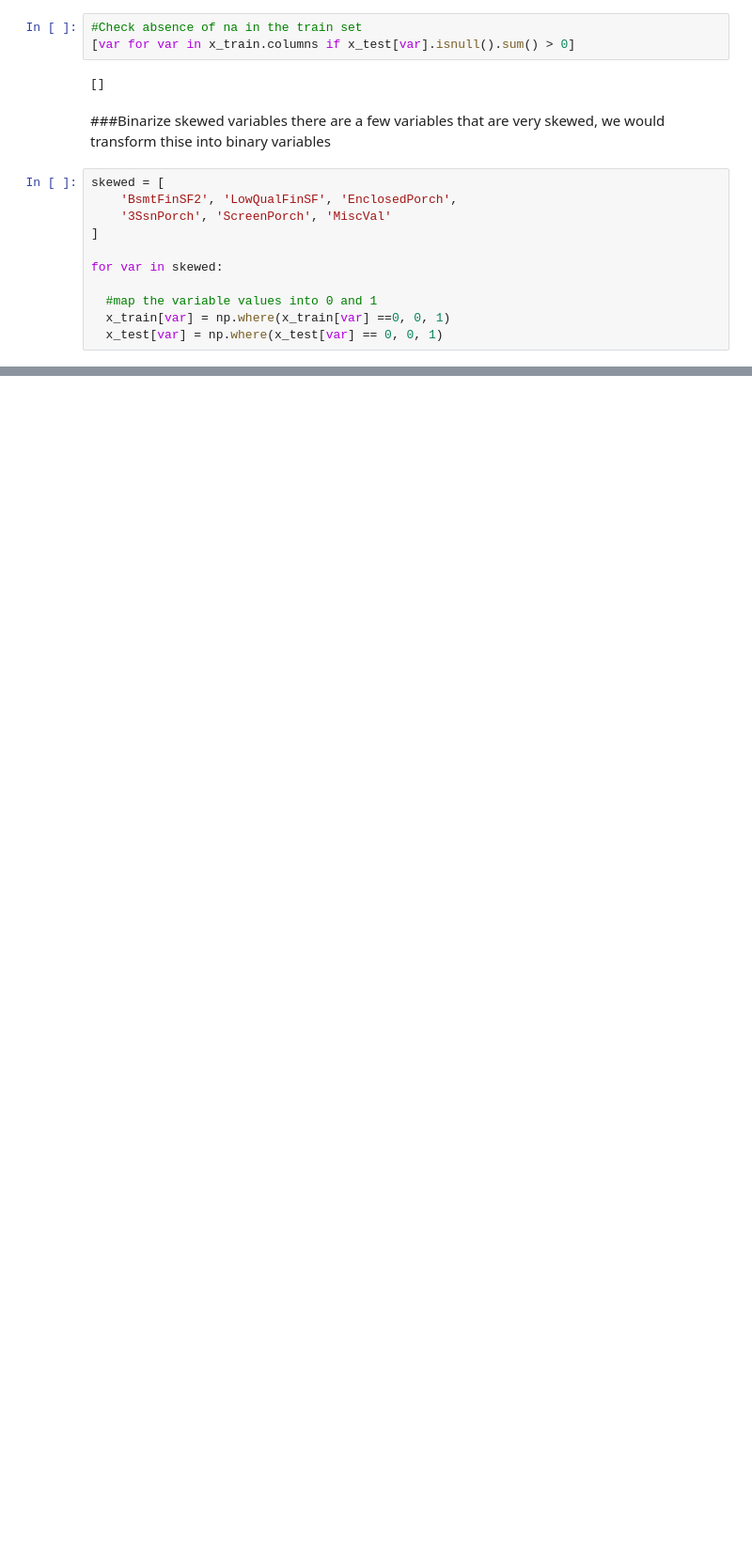
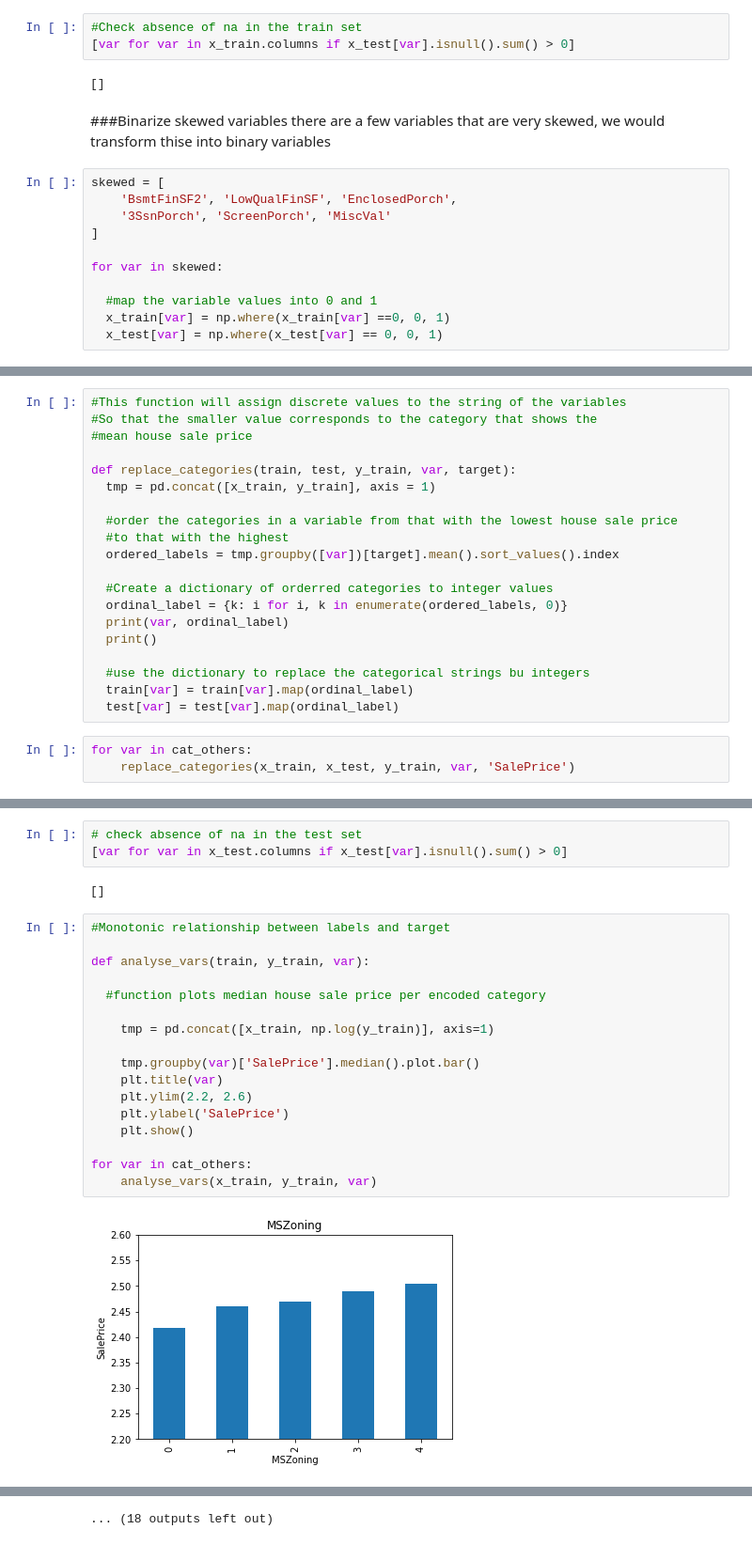
Before and after one commit to quintonmills/HousePricePredict, a Jupyter notebook: HPFeatureEngineering.ipynb, the cells around one changed output, grey strips where cells are left out. Shown at 94% size. Drawn from its saved outputs; the diff is of its cells as text; blank space fills up the shorter version.

```diff
--- a/HPFeatureEngineering.ipynb
+++ b/HPFeatureEngineering.ipynb
@@ -357,0 +476,23 @@ for var in skewed:
+# %%
+#This function will assign discrete values to the string of the variables
+#So that the smaller value corresponds to the category that shows the
+#mean house sale price
+
+def replace_categories(train, test, y_train, var, target):
+  tmp = pd.concat([x_train, y_train], axis = 1)
+
+  #order the categories in a variable from that with the lowest house sale price
+  #to that with the highest
+  ordered_labels = tmp.groupby([var])[target].mean().sort_values().index
+
+  #Create a dictionary of orderred categories to integer values
+  ordinal_label = {k: i for i, k in enumerate(ordered_labels, 0)}
+  print(var, ordinal_label)
+  print()
+
+  #use the dictionary to replace the categorical strings bu integers
+  train[var] = train[var].map(ordinal_label)
+  test[var] = test[var].map(ordinal_label)
+# %%
+for var in cat_others:
+    replace_categories(x_train, x_test, y_train, var, 'SalePrice')
@@ -357,0 +522,24 @@ for var in skewed:
+# %%
+# check absence of na in the test set
+[var for var in x_test.columns if x_test[var].isnull().sum() > 0]
+# %% [output]
+[]
+# %%
+#Monotonic relationship between labels and target
+
+def analyse_vars(train, y_train, var):
+
+  #function plots median house sale price per encoded category
+
+    tmp = pd.concat([x_train, np.log(y_train)], axis=1)
+
+    tmp.groupby(var)['SalePrice'].median().plot.bar()
+    plt.title(var)
+    plt.ylim(2.2, 2.6)
+    plt.ylabel('SalePrice')
+    plt.show()
+
+for var in cat_others:
+    analyse_vars(x_train, y_train, var)
+# %% [output]
+[figure, added]
@@ -357,0 +557 @@ for var in skewed:
+... (18 outputs left out)
```
Also changed, not shown: parts of 26 cells of this notebook.
